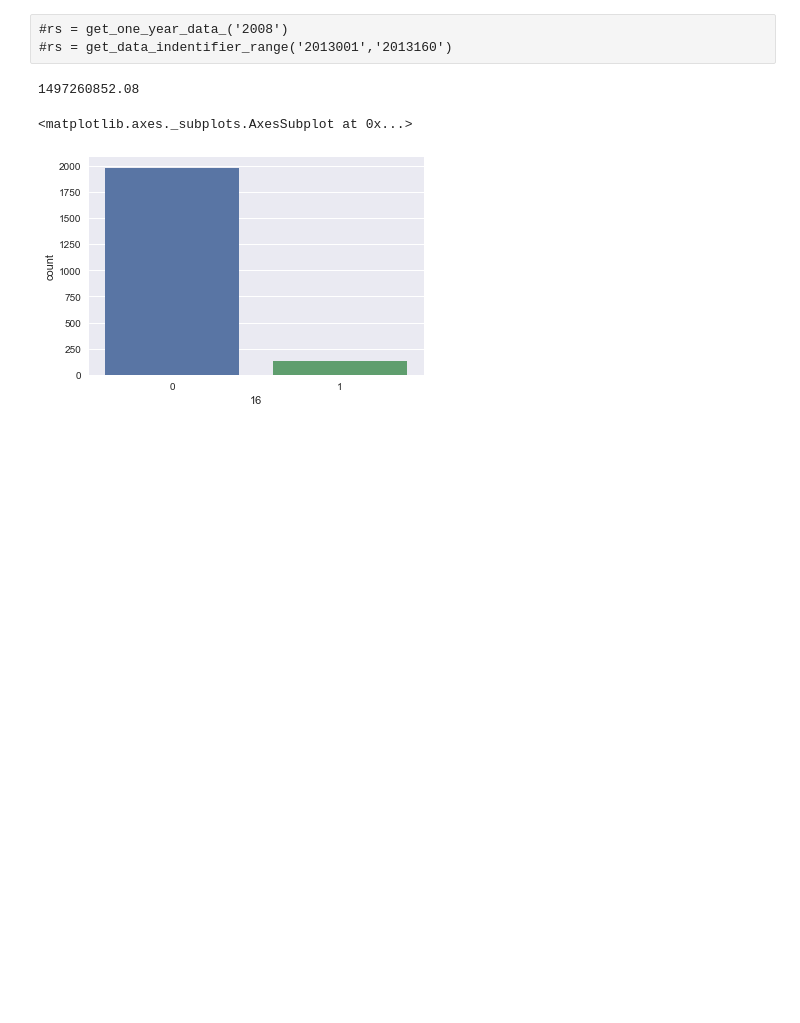
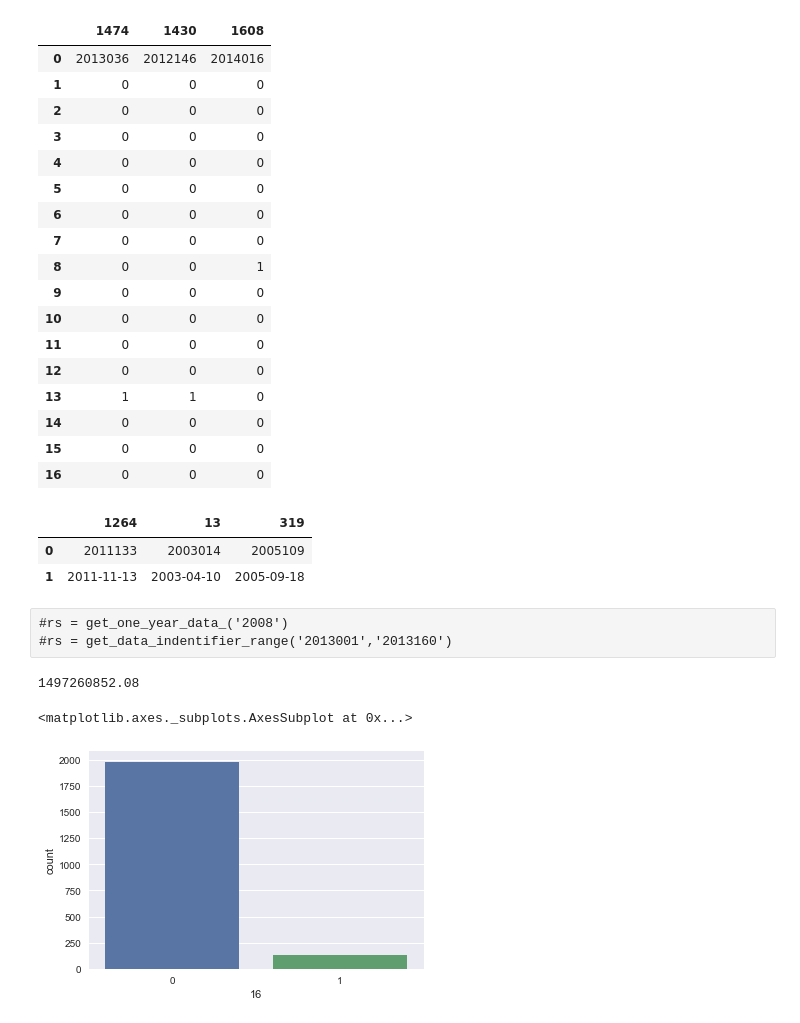
Before and after one commit to Kang-Jack/ShuangSe, a Jupyter notebook: iPython/analyze.ipynb, the cells around one changed output. Drawn from its saved outputs; the diff is of its cells as text; code cells hidden in the pictures; blank space fills up the shorter version.

Commit message:
add blue and read and map
add blue and read and map

```diff
--- a/iPython/analyze.ipynb
+++ b/iPython/analyze.ipynb
@@ -48,4 +48,33 @@ random_sample.T
 | 33 | 0 | 0 | 0 |
+# %%
+random_sample = blue_matrix_frame.take(np.random.permutation(len(blue_matrix_frame))[:3])
+random_sample.T
+# %% [output]
+|  | 1474 | 1430 | 1608 |
+| 0 | 2013036 | 2012146 | 2014016 |
+| 1 | 0 | 0 | 0 |
+| 2 | 0 | 0 | 0 |
+| 3 | 0 | 0 | 0 |
+| 4 | 0 | 0 | 0 |
+| 5 | 0 | 0 | 0 |
+| 6 | 0 | 0 | 0 |
+| 7 | 0 | 0 | 0 |
+| 8 | 0 | 0 | 1 |
+| 9 | 0 | 0 | 0 |
+| 10 | 0 | 0 | 0 |
+| 11 | 0 | 0 | 0 |
+| 12 | 0 | 0 | 0 |
+| 13 | 1 | 1 | 0 |
+| 14 | 0 | 0 | 0 |
+| 15 | 0 | 0 | 0 |
+| 16 | 0 | 0 | 0 |
+# %%
+random_sample = map_frame.take(np.random.permutation(len(map_frame))[:3])
+random_sample.T
+# %% [output]
+|  | 1264 | 13 | 319 |
+| 0 | 2011133 | 2003014 | 2005109 |
+| 1 | 2011-11-13 | 2003-04-10 | 2005-09-18 |
 # %% [raw]
 #rs = get_one_year_data_('2008')
 #rs = get_data_indentifier_range('2013001','2013160')
```
Also changed, not shown: parts of 1 cell of this notebook.
